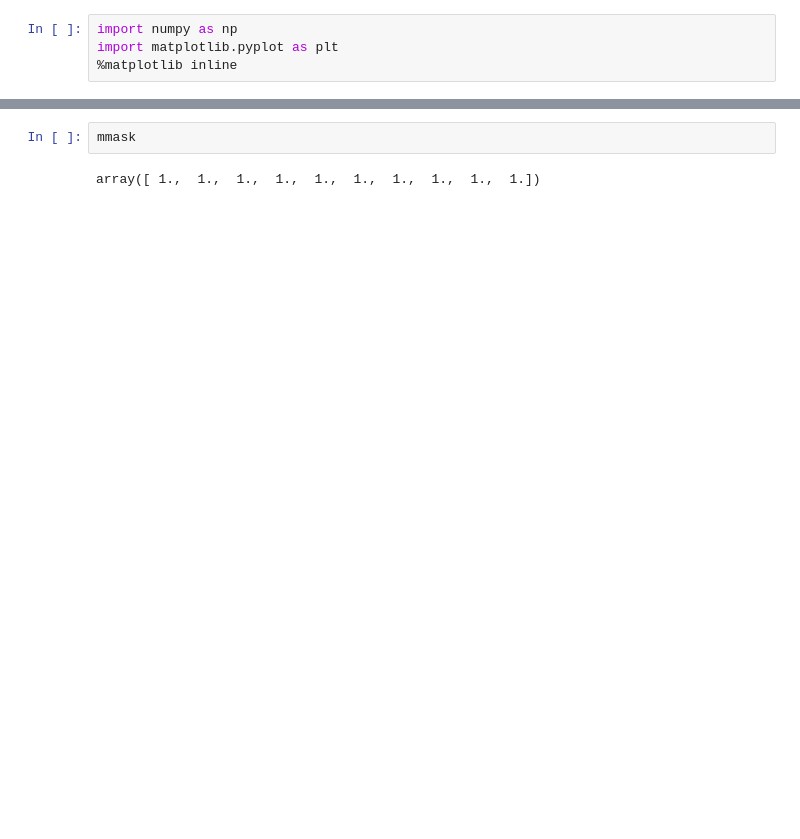
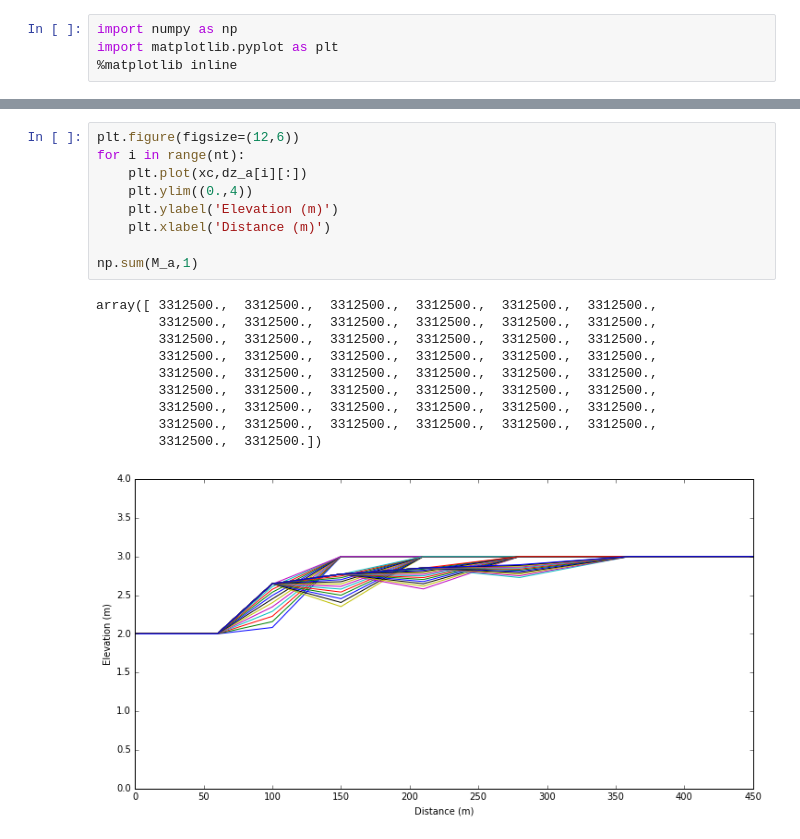
Before and after one commit to csherwood-usgs/IPython_notebook_examples, a Jupyter notebook: marsh_erosion.ipynb, the cells around one changed output, grey strips where cells are left out. Drawn from its saved outputs; the diff is of its cells as text; blank space fills up the shorter version.

```diff
--- a/marsh_erosion.ipynb
+++ b/marsh_erosion.ipynb
@@ -119,4 +129,20 @@ dz: [ 2.         2.         2.         2.         2.6476024  2.4056252  3.
-# %%
-mmask
-# %% [output]
-array([ 1.,  1.,  1.,  1.,  1.,  1.,  1.,  1.,  1.,  1.])
+# %%
+plt.figure(figsize=(12,6))
+for i in range(nt):
+    plt.plot(xc,dz_a[i][:])
+    plt.ylim((0.,4))
+    plt.ylabel('Elevation (m)')
+    plt.xlabel('Distance (m)')
+
+np.sum(M_a,1)
+# %% [output]
+array([ 3312500.,  3312500.,  3312500.,  3312500.,  3312500.,  3312500.,
+        3312500.,  3312500.,  3312500.,  3312500.,  3312500.,  3312500.,
+        3312500.,  3312500.,  3312500.,  3312500.,  3312500.,  3312500.,
+        3312500.,  3312500.,  3312500.,  3312500.,  3312500.,  3312500.,
+        3312500.,  3312500.,  3312500.,  3312500.,  3312500.,  3312500.,
+        3312500.,  3312500.,  3312500.,  3312500.,  3312500.,  3312500.,
+        3312500.,  3312500.,  3312500.,  3312500.,  3312500.,  3312500.,
+        3312500.,  3312500.,  3312500.,  3312500.,  3312500.,  3312500.,
+        3312500.,  3312500.])
+[figure, added]
```
Also changed, not shown: parts of 2 cells of this notebook.
